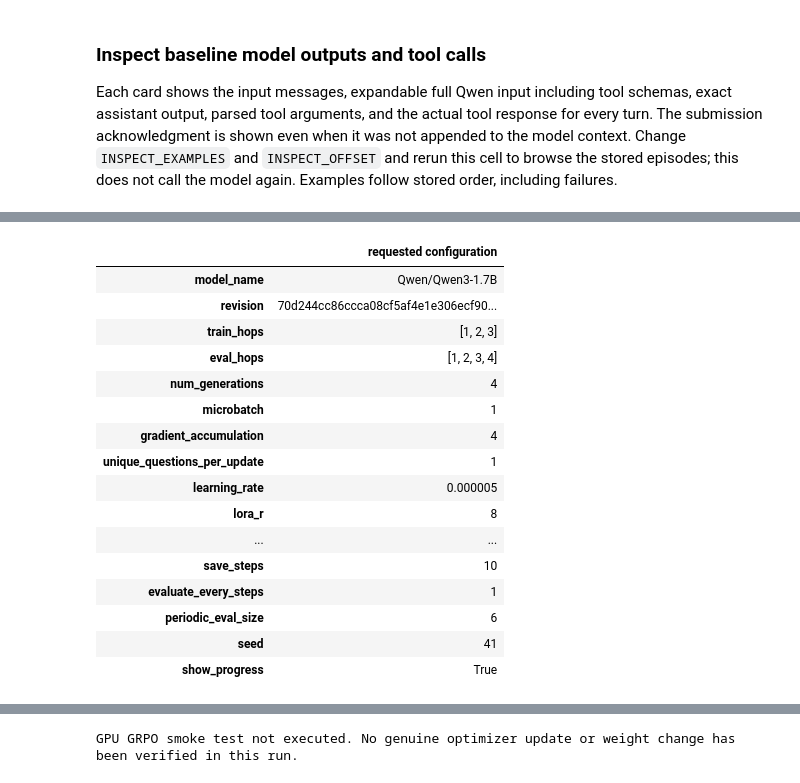
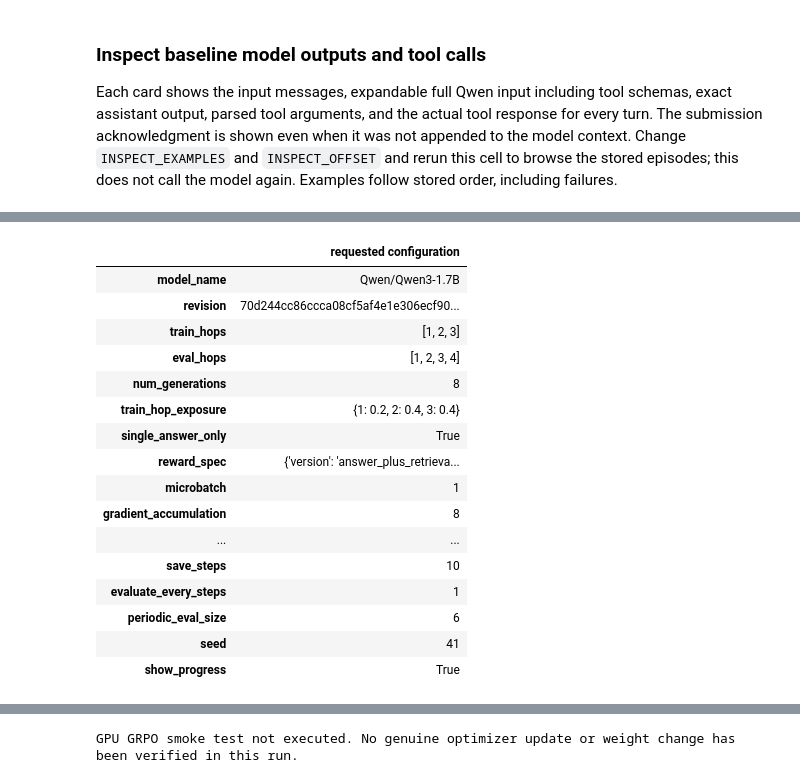
Before and after one commit to AlirezaAK2000/kg-navigation-rlvr, a Jupyter notebook: notebooks/02_grpo_training_kaggle.ipynb, the cells around one changed output, grey strips where cells are left out. Cells and saved outputs as stored; diff of their text form; code cells hidden in the pictures.

Commit message:
Improve GRPO rewards and enforce weighted single-answer training

```diff
--- a/notebooks/02_grpo_training_kaggle.ipynb
+++ b/notebooks/02_grpo_training_kaggle.ipynb
@@ -61,12 +61,14 @@ INSPECT_EXAMPLES = 3           # display stored episodes, without extra inferenc
 INSPECT_OFFSET = 0             # choose another consecutive slice; same indices for base/trained validation
 RUN_SMOKE_TEST = True
 RUN_FULL_TRAINING = False
-RUN_NAME = "kg_grpo_seed41"
+RUN_NAME = "kg_grpo_seed41_v2"
 SELECTED_GPU = "0"  # expose one device BEFORE importing torch
 
 MODEL_NAME = "Qwen/Qwen3-1.7B"
 MODEL_REVISION_OVERRIDE = None  # immutable known revision selected below
-TRAIN_HOPS = [1, 2, 3]         # any nonempty combination of [1, 2, 3, 4] is supported
+TRAIN_HOPS = [1, 2, 3]
+TRAIN_HOP_EXPOSURE = {1: 0.2, 2: 0.4, 3: 0.4}  # proportions of actual sampled question groups
+SINGLE_ANSWER_ONLY = True     # excludes multi-answer queries from every model phase
 EVAL_HOPS = [1, 2, 3, 4]
 MAX_TRAIN_EXAMPLES = 1000       # limit, not a request to invent additional rows
 BASELINE_EVAL_SIZE = 30
@@ -74,9 +76,9 @@ TEST_EVAL_SIZE = 30
 RELOAD_EVAL_SIZE = 3
 SEED = 41
 
-NUM_GENERATIONS = 4
+NUM_GENERATIONS = 8
 LORA_R, LORA_ALPHA = 8, 16
-GRADIENT_ACCUMULATION_STEPS = 4
+GRADIENT_ACCUMULATION_STEPS = 8
 LEARNING_RATE = 5e-6
 MAX_TOOL_CALLS = 12           # four discovery/traversal pairs + submission need 9 calls
 MAX_TURN_TOKENS = 128
@@ -85,7 +87,7 @@ MAX_PROMPT_TOKENS = 1024
 MAX_CONTEXT_TOKENS = 3072
 MAX_NEIGHBORS_PER_RESPONSE = 16
 MAX_OBSERVATION_CHARS = 4000
-SMOKE_TEST_STEPS = 8         # 8 groups / 32 sampled episodes with the default G=4, accumulation=4
+SMOKE_TEST_STEPS = 8         # 8 groups / 64 sampled episodes with the default G=8, accumulation=8
 INITIAL_TRAINING_STEPS = 30
 SAVE_STEPS = 10
 EVALUATE_EVERY_STEPS = 1        # validation after every optimizer step in smoke/full; 0 disables
@@ -152,6 +154,8 @@ if NUM_GENERATIONS < 2:
     raise ValueError("GRPO requires at least two generations per prompt")
 if set(TRAIN_HOPS) - {1,2,3,4} or not TRAIN_HOPS or set(EVAL_HOPS) - {1,2,3,4} or not EVAL_HOPS:
     raise ValueError("Choose hop categories from 1, 2, 3, 4")
+if set(TRAIN_HOP_EXPOSURE) != set(TRAIN_HOPS):
+    raise ValueError("TRAIN_HOP_EXPOSURE must specify every selected TRAIN_HOPS category")
 if EVALUATE_EVERY_STEPS < 0 or PERIODIC_EVAL_SIZE < 1:
     raise ValueError("Evaluation interval must be nonnegative and periodic evaluation size positive")
 sys.path.insert(0, str(PROJECT_ROOT / "src"))
@@ -451,32 +500,33 @@ No native `tools` or `environment_factory` argument is passed alongside the cust
 # %%
 from kg_rlvr.training.grpo import (
     build_trainer, lora_snapshot, verify_optimizer_update, training_manifest,
     check_resume, export_adapter, reload_adapter_in_place, assert_lora_fp32, smoke_diagnostics,
 )
 EXPERIMENT_CONFIG = {"model_name": MODEL_NAME, "revision": MODEL_REVISION,
     "train_hops": TRAIN_HOPS, "eval_hops": EVAL_HOPS, "num_generations": NUM_GENERATIONS,
+    "train_hop_exposure": TRAIN_HOP_EXPOSURE, "single_answer_only": SINGLE_ANSWER_ONLY, "reward_spec": REWARD_SPEC,
     "microbatch": 1, "gradient_accumulation": GRADIENT_ACCUMULATION_STEPS,
     "unique_questions_per_update": GRADIENT_ACCUMULATION_STEPS // NUM_GENERATIONS,
     "learning_rate": LEARNING_RATE, "lora_r": LORA_R, "lora_alpha": LORA_ALPHA,
     "lora_dropout": 0.0, "limits": asdict(LIMITS), "smoke_steps": SMOKE_TEST_STEPS,
     "full_steps": INITIAL_TRAINING_STEPS, "save_steps": SAVE_STEPS,
     "evaluate_every_steps": EVALUATE_EVERY_STEPS, "periodic_eval_size": PERIODIC_EVAL_SIZE, "seed": SEED, "show_progress": SHOW_PROGRESS}
 display(pd.Series(EXPERIMENT_CONFIG, name="requested configuration").to_frame())
 (RUN_ROOT / "experiment_config.json").write_text(json.dumps(EXPERIMENT_CONFIG, indent=2) + "\n")
 smoke_trainer, full_trainer, final_trainer = None, None, None
 SMOKE_RESULT, FULL_RESULT = None, None
 # %% [output]
 |  | requested configuration |
 | model_name | Qwen/Qwen3-1.7B |
 | revision | 70d244cc86ccca08cf5af4e1e306ecf90... |
 | train_hops | [1, 2, 3] |
 | eval_hops | [1, 2, 3, 4] |
-| num_generations | 4 |
+| num_generations | 8 |
+| train_hop_exposure | {1: 0.2, 2: 0.4, 3: 0.4} |
+| single_answer_only | True |
+| reward_spec | {'version': 'answer_plus_retrieva... |
 | microbatch | 1 |
-| gradient_accumulation | 4 |
-| unique_questions_per_update | 1 |
-| learning_rate | 0.000005 |
-| lora_r | 8 |
+| gradient_accumulation | 8 |
 | ... | ... |
 | save_steps | 10 |
 | evaluate_every_steps | 1 |
```
Also changed, not shown: parts of 15 cells of this notebook, 17 other files.
